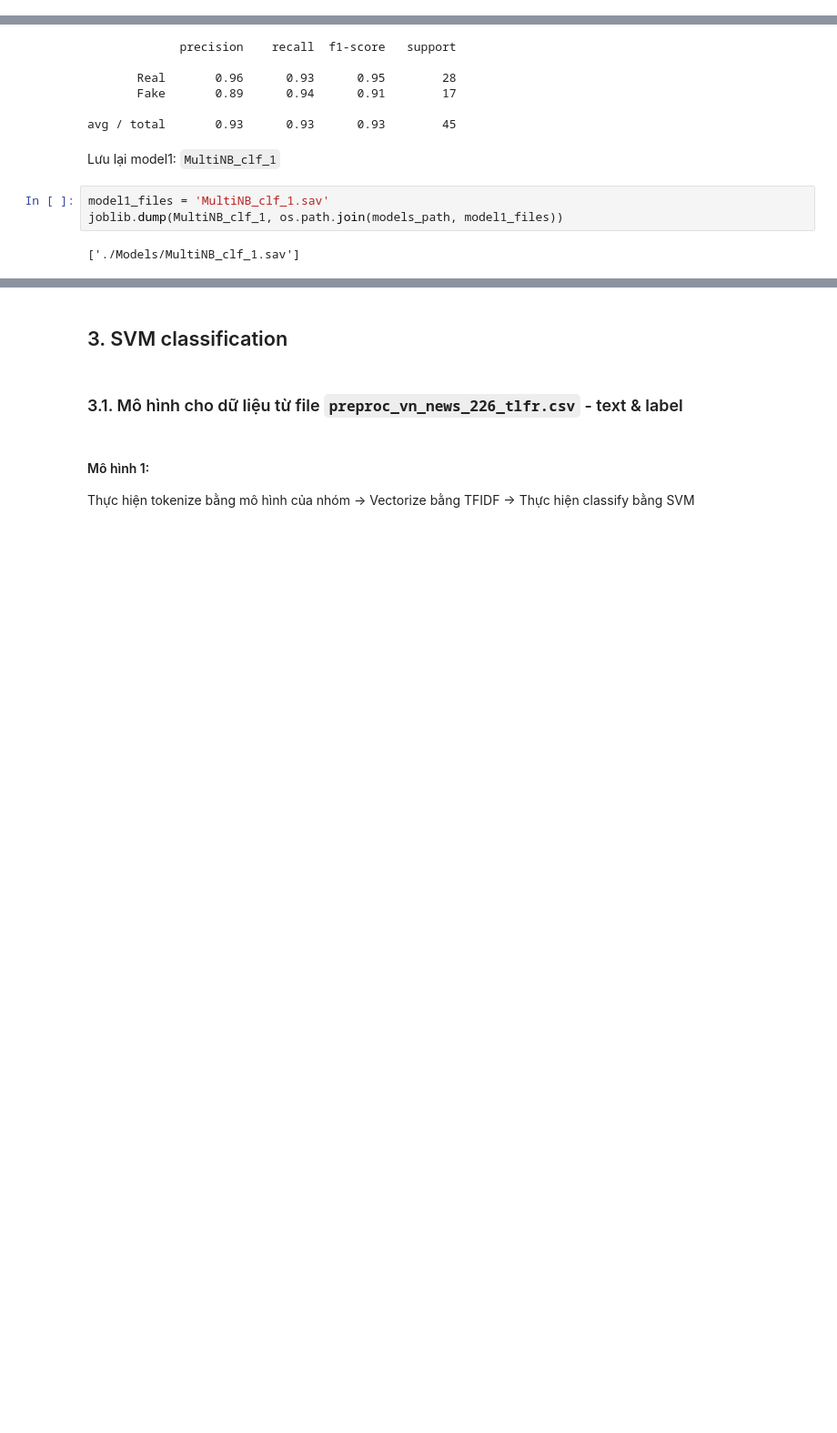
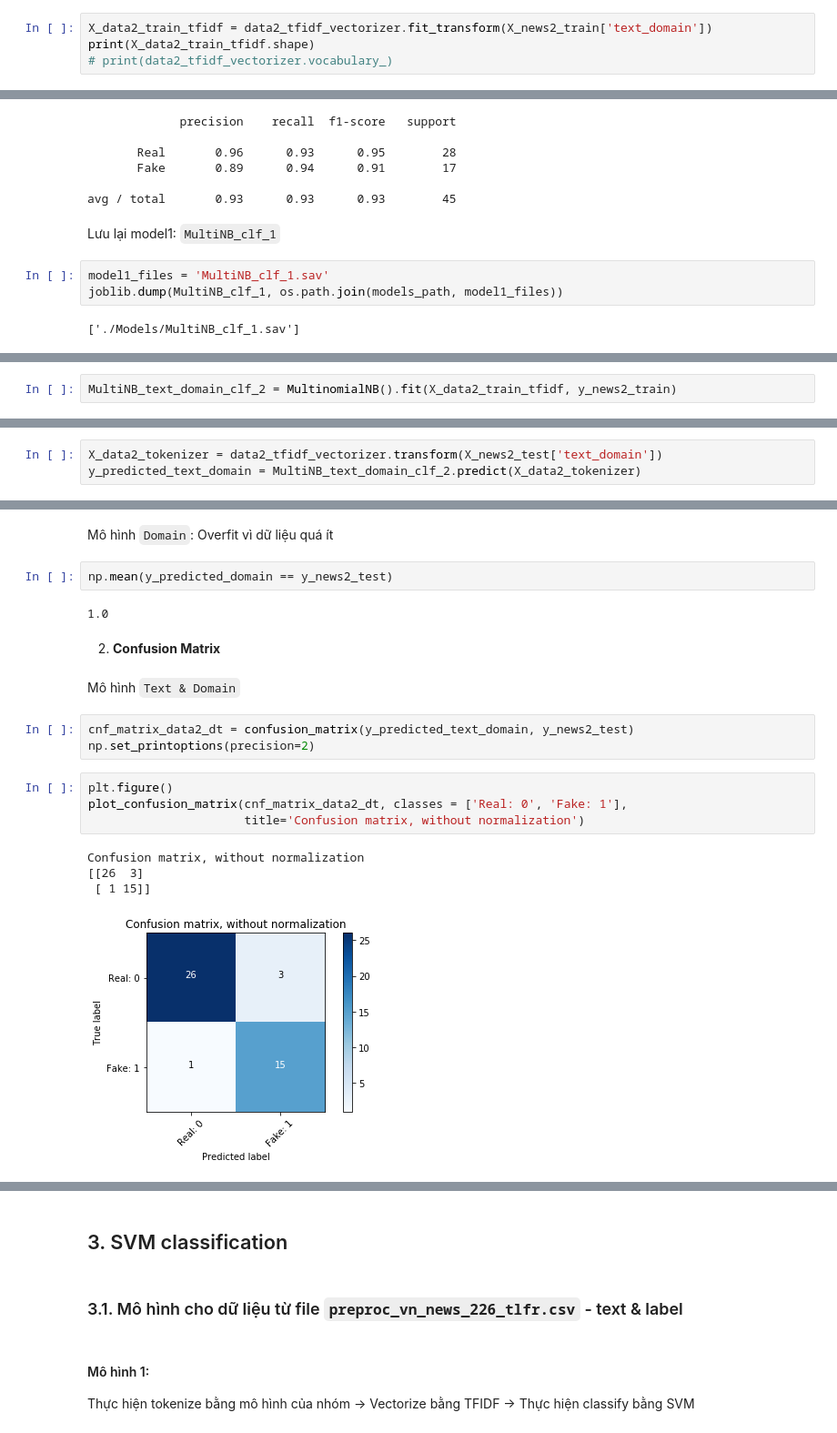
Before and after one commit to nightfury1103/vfnd-fake-news-experiences, a Jupyter notebook: classification_model.ipynb, the cells around one changed output, grey strips where cells are left out. Shown at 91% size. Cells and saved outputs as stored; diff of their text form; blank space fills up the shorter version.

````diff
--- a/classification_model.ipynb
+++ b/classification_model.ipynb
@@ -125,0 +180,4 @@ print(X_data1_train_tfidf.shape)
+# %%
+X_data2_train_tfidf = data2_tfidf_vectorizer.fit_transform(X_news2_train['text_domain'])
+print(X_data2_train_tfidf.shape)
+# print(data2_tfidf_vectorizer.vocabulary_)
@@ -186,0 +353,2 @@ joblib.dump(MultiNB_clf_1, os.path.join(models_path, model1_files))
+# %%
+MultiNB_text_domain_clf_2 = MultinomialNB().fit(X_data2_train_tfidf, y_news2_train)
@@ -186,0 +363,3 @@ joblib.dump(MultiNB_clf_1, os.path.join(models_path, model1_files))
+# %%
+X_data2_tokenizer = data2_tfidf_vectorizer.transform(X_news2_test['text_domain'])
+y_predicted_text_domain = MultiNB_text_domain_clf_2.predict(X_data2_tokenizer)
@@ -186,0 +379,22 @@ joblib.dump(MultiNB_clf_1, os.path.join(models_path, model1_files))
+# %% [markdown]
+Mô hình ```Domain```: Overfit vì dữ liệu quá ít
+# %%
+np.mean(y_predicted_domain == y_news2_test)
+# %% [output]
+1.0
+# %% [markdown]
+2. __Confusion Matrix__
+# %% [markdown]
+Mô hình ```Text & Domain```
+# %%
+cnf_matrix_data2_dt = confusion_matrix(y_predicted_text_domain, y_news2_test)
+np.set_printoptions(precision=2)
+# %%
+plt.figure()
+plot_confusion_matrix(cnf_matrix_data2_dt, classes = ['Real: 0', 'Fake: 1'],
+                      title='Confusion matrix, without normalization')
+# %% [output]
+Confusion matrix, without normalization
+[[26  3]
+ [ 1 15]]
+[figure, added]
````
Also changed, not shown: parts of 97 cells of this notebook, 4 other files.
